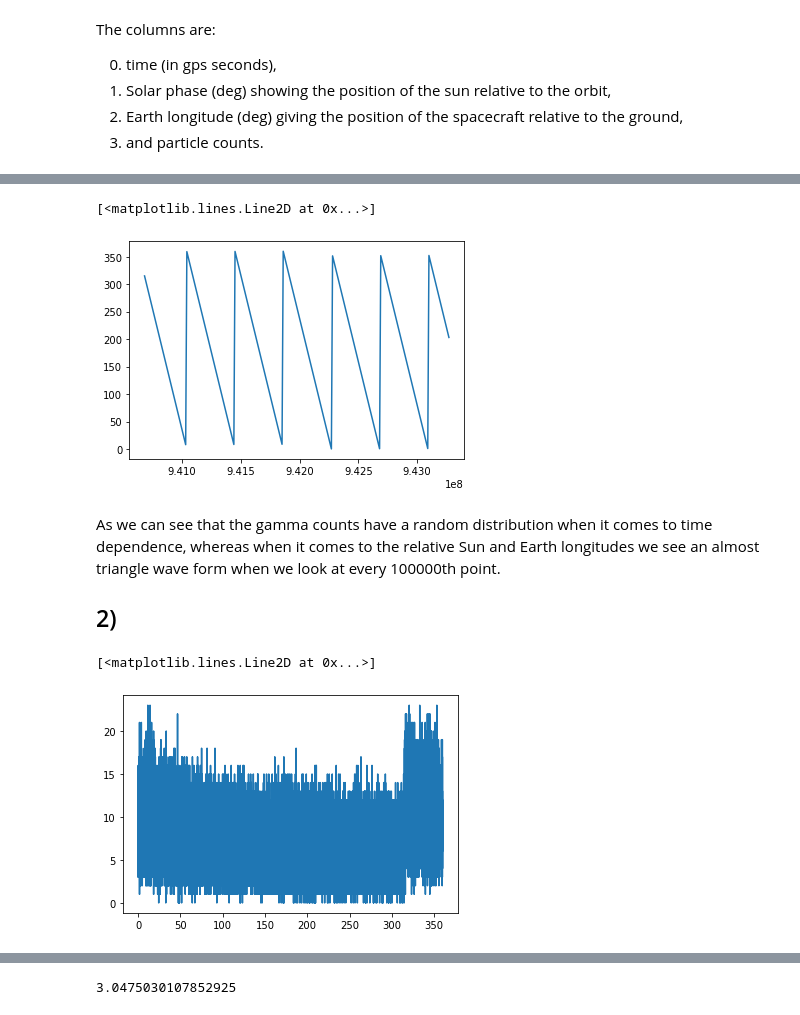
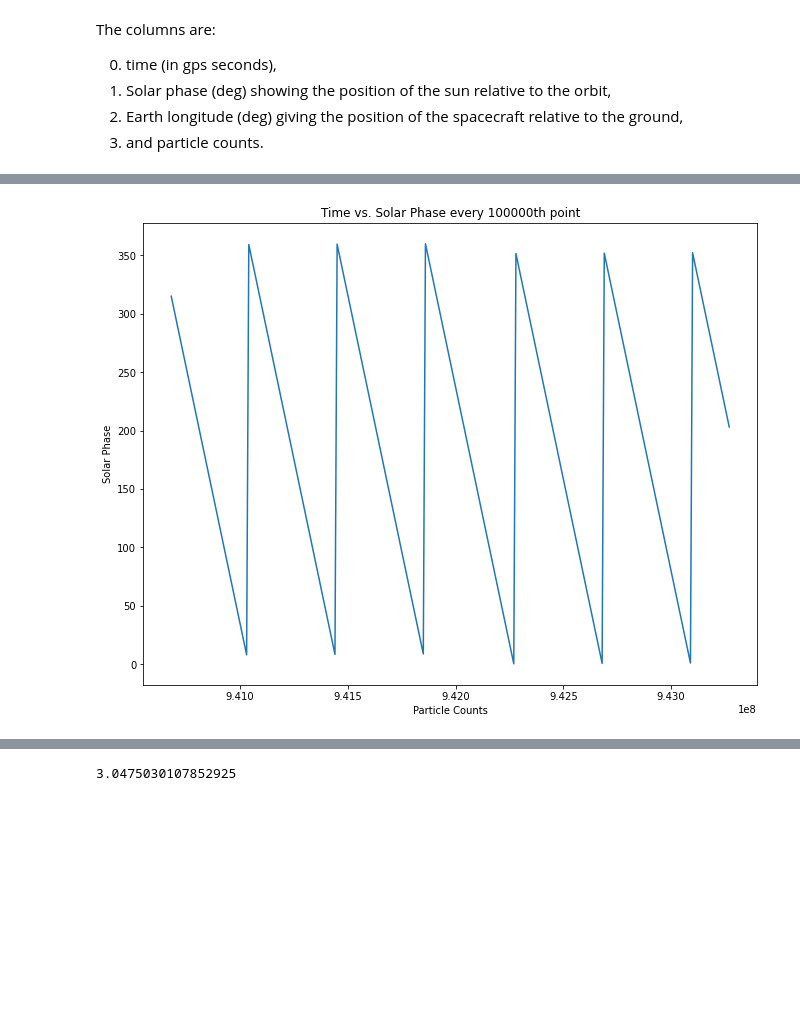
Before and after one commit to maria8ch/Phys434_BigData, a Jupyter notebook: lab4_Berres.ipynb, the cells around one changed output, grey strips where cells are left out. Cells and saved outputs as stored; diff of their text form; code cells hidden in the pictures; blank space fills up the shorter version.

```diff
--- a/lab4_Berres.ipynb
+++ b/lab4_Berres.ipynb
@@ -11,6 +11,7 @@ import matplotlib.pyplot as plt
 import scipy
 from scipy import stats
 import h5py
+plt.rcParams["figure.figsize"] = (11,8.5)
 # %%
 hf = h5py.File('gammaray_lab4.h5', 'r')
 hf.keys()
@@ -46,13 +54,7 @@ plt.plot(data[0][::100000], data[2][::100000])
 # %%
 plt.plot(data[0][::100000], data[1][::100000])
+plt.title('Time vs. Solar Phase every 100000th point')
+plt.xlabel('Particle Counts')
+plt.ylabel('Solar Phase');
 # %% [output]
-[<matplotlib.lines.Line2D at 0x...>]
-[figure, old version]
+[figure, new version]
-# %% [markdown]
-As we can see that the gamma counts have a random distribution when it comes to time dependence, whereas when it comes to the relative Sun and Earth longitudes we see an almost triangle wave form when we look at every 100000th point.
-## 2)
-# %%
-plt.plot(data[2][:54000],data[3][:54000])
-# %% [output]
-[<matplotlib.lines.Line2D at 0x...>]
-[figure, removed]
```
Also changed, not shown: parts of 46 cells of this notebook, 1 other file.
